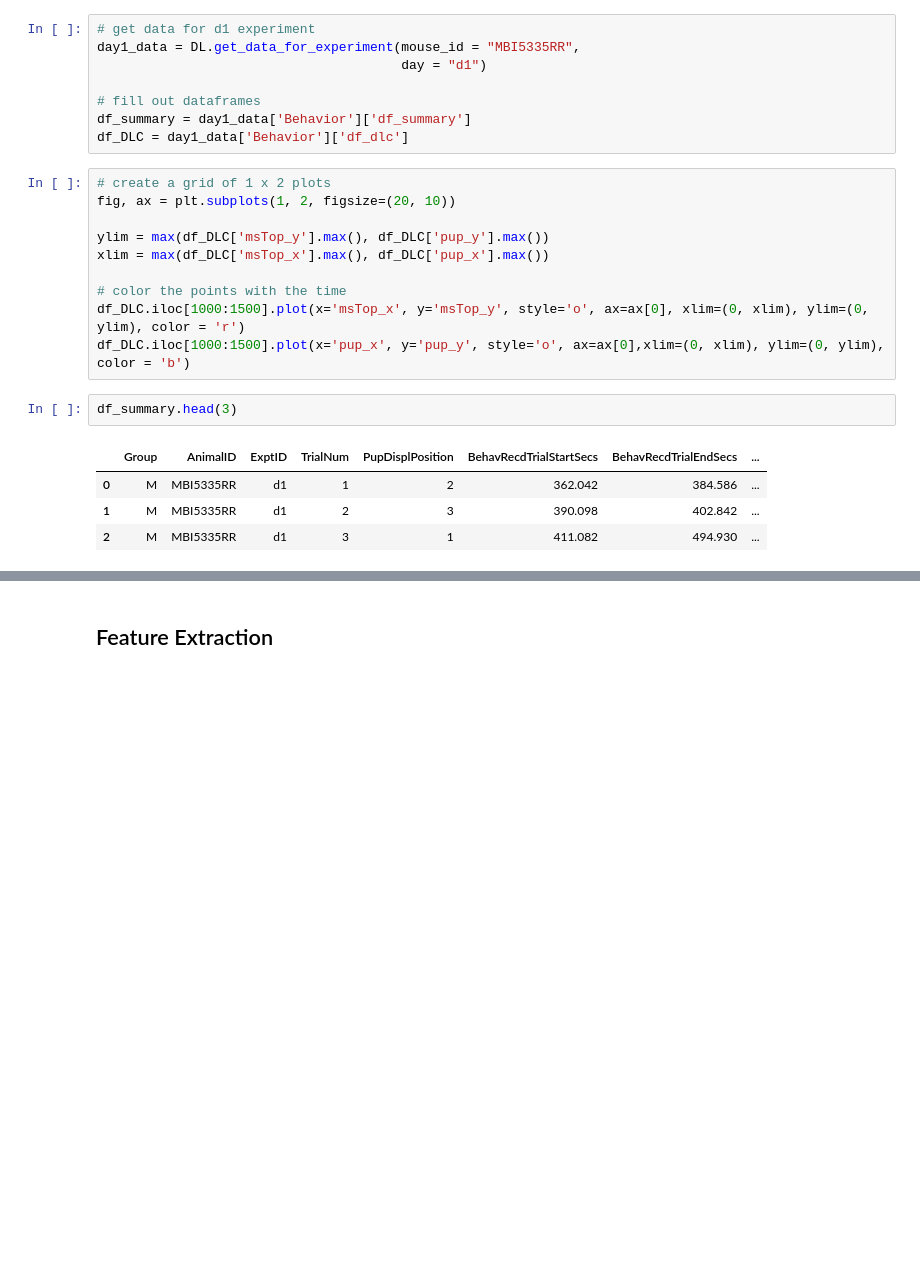
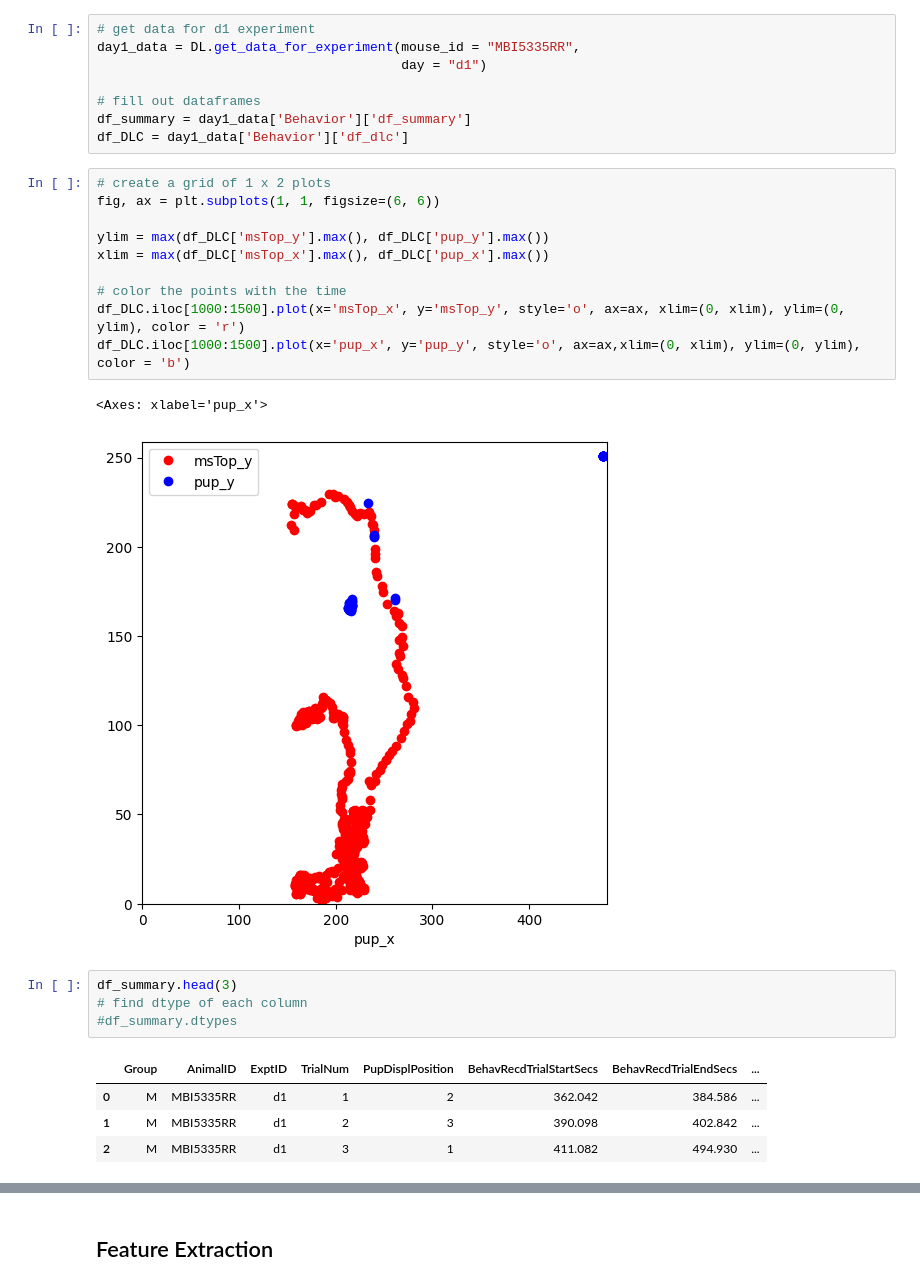
Before and after one commit to danaebroustail/Project, a Jupyter notebook: notebook.ipynb, the cells around one changed output, grey strips where cells are left out. Drawn from its saved outputs; the diff is of its cells as text; blank space fills up the shorter version.

Commit message:
updated notebook with plots and basic feature extraction for one trial (histograms)

```diff
--- a/notebook.ipynb
+++ b/notebook.ipynb
@@ -44,16 +47,21 @@ df_summary = day1_data['Behavior']['df_summary']
 df_DLC = day1_data['Behavior']['df_dlc']
 # %%
 # create a grid of 1 x 2 plots
-fig, ax = plt.subplots(1, 2, figsize=(20, 10))
+fig, ax = plt.subplots(1, 1, figsize=(6, 6))
 
 ylim = max(df_DLC['msTop_y'].max(), df_DLC['pup_y'].max())
 xlim = max(df_DLC['msTop_x'].max(), df_DLC['pup_x'].max())
 
 # color the points with the time
-df_DLC.iloc[1000:1500].plot(x='msTop_x', y='msTop_y', style='o', ax=ax[0], xlim=(0, xlim), ylim=(0, ylim), color = 'r')
-df_DLC.iloc[1000:1500].plot(x='pup_x', y='pup_y', style='o', ax=ax[0],xlim=(0, xlim), ylim=(0, ylim), color = 'b')
+df_DLC.iloc[1000:1500].plot(x='msTop_x', y='msTop_y', style='o', ax=ax, xlim=(0, xlim), ylim=(0, ylim), color = 'r')
+df_DLC.iloc[1000:1500].plot(x='pup_x', y='pup_y', style='o', ax=ax,xlim=(0, xlim), ylim=(0, ylim), color = 'b')
+# %% [output]
+<Axes: xlabel='pup_x'>
+[figure, added]
 # %%
 df_summary.head(3)
+# find dtype of each column
+#df_summary.dtypes
 # %% [output]
 |  | Group | AnimalID | ExptID | TrialNum | PupDisplPosition | BehavRecdTrialStartSecs | BehavRecdTrialEndSecs | ... |
 | 0 | M | MBI5335RR | d1 | 1 | 2 | 362.042 | 384.586 | ... |
```
Also changed, not shown: parts of 15 cells of this notebook.
